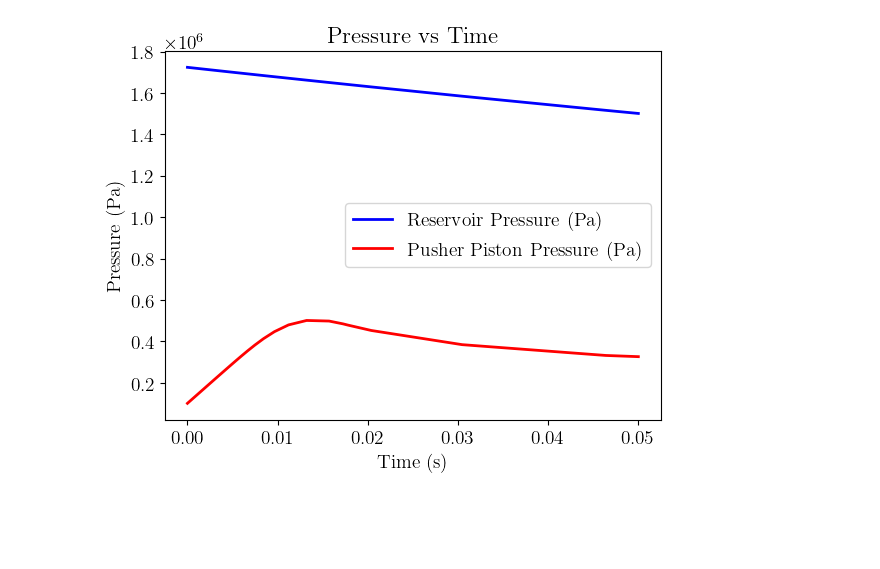
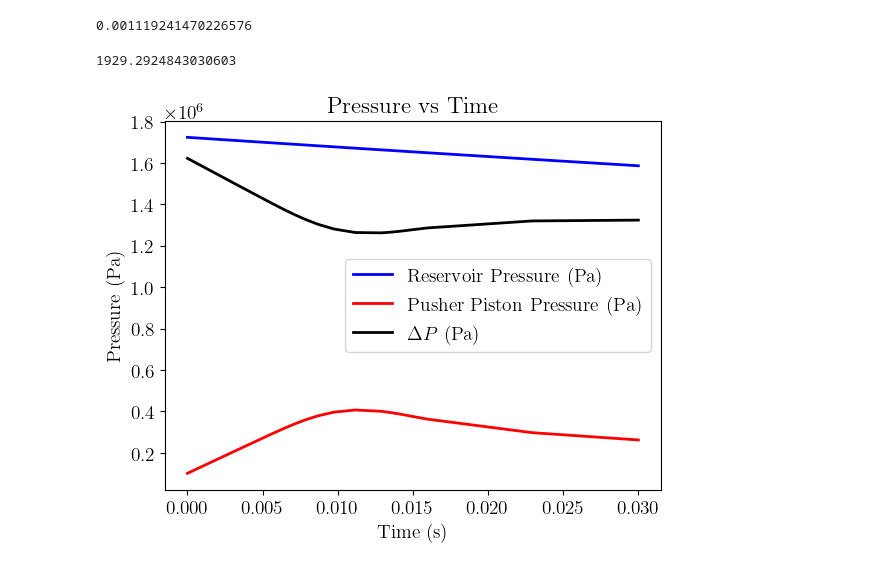
Before and after one commit to Niloy30/2D_Jet_Study, a Jupyter notebook: gas_discharge_model.ipynb, the cells around one changed output. Drawn from its saved outputs; the diff is of its cells as text; code cells hidden in the pictures; blank space fills up the shorter version.

```diff
--- a/gas_discharge_model.ipynb
+++ b/gas_discharge_model.ipynb
@@ -15,14 +15,16 @@ plt.rc("axes", grid=False)
 T = 20 + 273.15  # K
 
 # Dimensions
+
+C_d = 0.4  # Discharge coefficient
+L_p = 28.5e-3  # Length of piston (m)
+L_low_bore = 0.4 # m
+L_upp_bore = 0.17 + L_p # m
+D_p = 37.75e-3 # Diameter
+h_fill = 0.36
 A_s = 23.14e-3 * 124e-3# m^2
-A_p = 1.134 * 10**-3  # piston area (m^2)
+A_p =  pi/4 * D_p**2 # piston area (m^2)
 A_v = 1.4 * 10**-5  # valve orifice area (m^2)
-C_d = 0.4  # Discharge coefficient
-L_low_bore = 0.35 # m
-L_upp_bore = 0.1 # m
-L_p = 0.0313  # Height of piston (m)
-h_fill = 0.2
 
 # Scientific Constants
 k = 1.3  # Specific heat ratio
@@ -32,19 +34,21 @@ g = 9.81  # m/s^2
 
 # Masses
 rho_w = 1000  # Density of water (kg/m^3)
-m_w = 0.25 # kg -- measured
-m_piston = 0.0903  # Mass of pusher piston (kg)
+m_w = 0.54 # kg -- measured
+m_piston = 0.0271  # Mass of pusher piston (kg)
+# %% [output]
+0.001119241470226576
 # %%
 # Initial Conditions
-
+ATM = 101325
 x_p0 = 0  # Initial position pusher (m)
-x_p_dot0 = 0
-x_s0 = x_p0 + L_low_bore +  h_fill # Test section water height (m)
-x_s_dot0 = 0
+v_p0 = 0
+x_s0 = x_p0 +  h_fill # Test section water height (m)
+v_s0 = 0
 
 p_r0 = 250 * 6895  # reservoir initial pressure in Pa
-p_p0 = 101325  # initial pressure under pusher piston in Pa
-p_s = 101325 # Pa
+p_p0 = ATM  # initial pressure under pusher piston in Pa
+p_s = ATM # Pa Pressure at the top surface
 
 # Initial Volumes
 V_r = 517.9 * 10**-6  # Reservoir volume (m^3)
@@ -54,7 +58,11 @@ m_r0 = p_r0 * V_r / (R * T)  # kg
 m_p0 = p_p0 * V_p0 / (R * T)  # kg
 
 
-y0 = [m_r0, p_r0, m_p0, p_p0, x_p0, x_p_dot0, x_s0, x_s_dot0]
+y0 = [m_r0, p_r0, m_p0, p_p0, x_p0, v_p0, x_s0, v_s0]
+
+p_r0 * A_p
+# %% [output]
+1929.2924843030603
 # %%
 def ode(t,y):
     m_r = y[0]
@@ -62,9 +70,9 @@ def ode(t,y):
     m_p = y[2]
     p_p = y[3]
     x_p = y[4]
-    x_p_dot = y[5]
+    v_p = y[5]
     x_s = y[6]
-    x_s_dot = y[7]
+    v_s = y[7]
 
     V_p = A_p * x_p + V_p0 # Volume under pusher piston (m^3)
 
@@ -81,50 +89,50 @@ def ode(t,y):
 
     m_p_dot = -m_r_dot
 
-    p_p_dot = 1/V_p * ((k+1)*c_p*m_p_dot*T-k*p_p*A_p*x_p_dot)
+    p_p_dot = 1/V_p * ((k+1)*c_p*m_p_dot*T-k*p_p*A_p*v_p)
 
-    x_p_ddot = (- A_s*p_s + A_p*p_p  - (m_w + m_piston)*g)/m_piston
+    a_p = (- A_s*p_s + A_p*p_p - (m_w + m_piston)*g)/m_piston
 
-    x_s_dot = A_p/A_s * x_p_dot
+    v_s = A_p/A_s * v_p
 
-    x_s_ddot = (-A_s*p_s + A_p*p_p - m_w*g)/m_w
+    a_s = (-A_s*p_s + A_p*p_p - m_w*g)/m_w
 
-    if x_p_ddot < 0: #Prevent Piston from going below 0
-        x_p_ddot = 0
-        x_p_dot = 0
-        x_s_dot = 0
-        x_s_ddot = 0
+    if a_p < 0: #Prevent Piston from going below 0
+        a_p = 0
+        v_p = 0
+        v_s = 0
+        a_s = 0
 
-    if x_p > L_upp_bore:
-        x_p = L_upp_bore
-        x_p_ddot = 0
-        x_p_dot = 0
-        x_s_dot = 0
-        x_s_ddot = 0
+    if x_p > L_upp_bore - L_p: # Prevent piston from going above length of upper bore
+        x_p = L_upp_bore - L_p
+        a_p = 0
+        v_p = 0
+        v_s = 0
+        a_s = 0
 
 
-
-    y_dot = [m_r_dot, p_r_dot, m_p_dot, p_p_dot, x_p_dot, x_p_ddot, x_s_dot, x_s_ddot]
+    y_dot = [m_r_dot, p_r_dot, m_p_dot, p_p_dot, v_p, a_p, v_s, a_s]
 
     return y_dot
 # %%
-solution = solve_ivp(ode, t_span = (0,0.05), y0 = y0, method='RK23')
+solution = solve_ivp(ode, t_span = (0,0.03), y0 = y0, method='RK23')
 # %%
 # Extract the solution
 t = solution.t
 y = solution.y
 
 # Plot pressures
 plt.figure()
 plt.plot(t, y[1], label="Reservoir Pressure (Pa)", color = 'blue')
 plt.plot(t, y[3], label="Pusher Piston Pressure (Pa)", color = 'red')
+plt.plot(t, y[1]-y[3], label=r"$\Delta P$ (Pa)", color = 'k')
 plt.xlabel('Time (s)')
 plt.ylabel('Pressure (Pa)')
 plt.legend()
 plt.title('Pressure vs Time')
 plt.show()
 # %% [output]
-[figure, old version]
+[figure, new version]
 # %%
 # Plot mass flow
 plt.figure()
```
Also changed, not shown: parts of 4 cells of this notebook, 4 other files.
